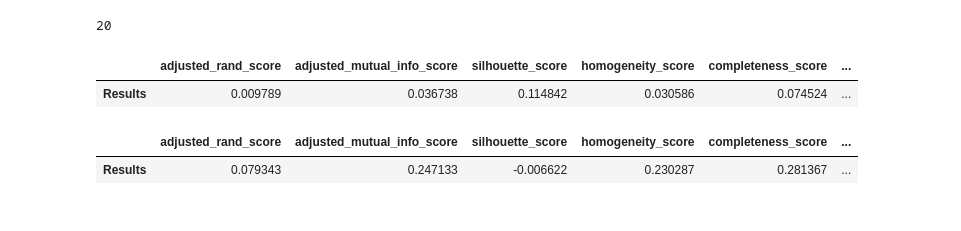
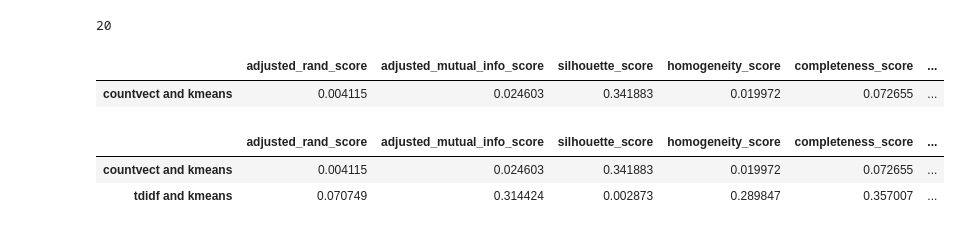
Before and after one commit to Insiares/simplon_datai_2025, a Jupyter notebook: Clustering/CLustering_text_articles.ipynb, the cells around one changed output. Cells and saved outputs as stored; diff of their text form; code cells hidden in the pictures.

```diff
--- a/Clustering/CLustering_text_articles.ipynb
+++ b/Clustering/CLustering_text_articles.ipynb
@@ -63,7 +85,6 @@ def bench_clust(estimator, data, ground_truth = None,):
 # %%
 #building train test split :
 x_train, x_test, y_train, y_test = train_test_split(x,y, random_state=42)
-
 
 # failed to build a pipeline, it seems to cause a data dimension error that does not occur while working "the handy way",
 # # using CountVectorizer to extract tokens matrix, and kmeans as a model, in a sequence.
@@ -73,18 +94,24 @@ x_train_vec = vect.fit_transform(x_train)
 model = KMeans(n_clusters= cluster_number)
 
 #let's give it a try :
-bench_clust(model, x_train_vec, y_train)
+res1 = bench_clust(model, x_train_vec,'countvect and kmeans' ,y_train)
-# %% [output]
-|  | adjusted_rand_score | adjusted_mutual_info_score | silhouette_score | homogeneity_score | completeness_score | ... |
-| Results | 0.009789 | 0.036738 | 0.114842 | 0.030586 | 0.074524 | ... |
+# %%
+res1
+# %% [output]
+|  | adjusted_rand_score | adjusted_mutual_info_score | silhouette_score | homogeneity_score | completeness_score | ... |
+| countvect and kmeans | 0.004115 | 0.024603 | 0.341883 | 0.019972 | 0.072655 | ... |
 # %%
-#test with tfidf
+#test with tfidf and stop_words
 
-better_vec = TfidfVectorizer()
+better_vec = TfidfVectorizer(stop_words='english')
 x_train_vec2 = better_vec.fit_transform(x_train)
 
 #let's give it a try :
-bench_clust(model, x_train_vec2, y_train)
+res2 = bench_clust(model, x_train_vec2, 'tdidf and kmeans', y_train)
-# %% [output]
-|  | adjusted_rand_score | adjusted_mutual_info_score | silhouette_score | homogeneity_score | completeness_score | ... |
-| Results | 0.079343 | 0.247133 | -0.006622 | 0.230287 | 0.281367 | ... |
+# %%
+res2 = pd.concat([res1, res2], axis=0, ignore_index=False)
+res2
+# %% [output]
+|  | adjusted_rand_score | adjusted_mutual_info_score | silhouette_score | homogeneity_score | completeness_score | ... |
+| countvect and kmeans | 0.004115 | 0.024603 | 0.341883 | 0.019972 | 0.072655 | ... |
+| tdidf and kmeans | 0.070749 | 0.314424 | 0.002873 | 0.289847 | 0.357007 | ... |
```
Also changed, not shown: parts of 12 cells of this notebook, 3 other files.
